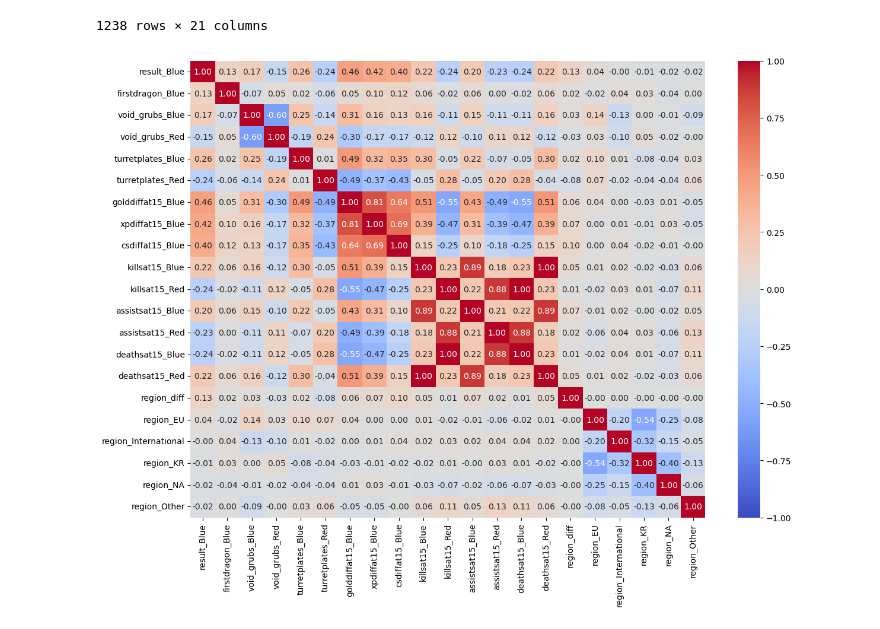
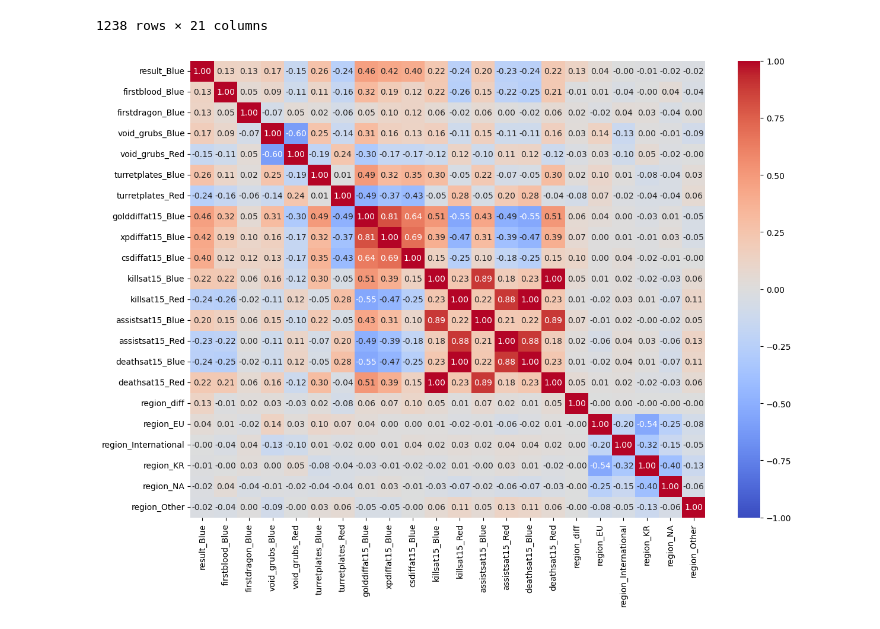
Before and after one commit to Crrisp/lol-esports-prediction-model, a Jupyter notebook: notebooks/Main.ipynb, the cells around one changed output. Saved outputs shown, nothing was run; the diff lists cells and outputs as text; code cells hidden in the pictures.

```diff
--- a/notebooks/Main.ipynb
+++ b/notebooks/Main.ipynb
@@ -99,7 +117,9 @@ Data columns (total 155 columns):
 dtypes: float64(115), int64(20), object(20)
 memory usage: 2.9+ MB
 # %%
-cols_to_keep = ['gameid', 'league', 'playoffs', 'game', 'side', 'teamname', 'result', 'firstdragon', 'void_grubs', 'opp_void_grubs', 'turretplates', 'opp_turretplates', 'goldat15', 'xpat15', 'csat15', 'opp_goldat15', 'opp_xpat15', 'opp_csat15', 'golddiffat15', 'xpdiffat15', 'csdiffat15', 'killsat15', 'assistsat15', 'deathsat15', 'opp_killsat15', 'opp_assistsat15', 'opp_deathsat15']
+cols_to_keep = ['gameid', 'league', 'playoffs', 'game', 'side', 'teamname', 'result', 'firstblood', 'firstdragon', 'void_grubs', 'opp_void_grubs',
+                'turretplates', 'opp_turretplates', 'goldat15', 'xpat15', 'csat15', 'opp_goldat15', 'opp_xpat15', 'opp_csat15', 'golddiffat15',
+                'xpdiffat15', 'csdiffat15', 'killsat15', 'assistsat15', 'deathsat15', 'opp_killsat15', 'opp_assistsat15', 'opp_deathsat15']
 # %%
 df4 = df3[cols_to_keep]
 # %%
@@ -112,7 +132,7 @@ df4.head()
 | 3 | LOLTMNT03_183538 | LCK | 0 | 2 | Red | OKSavingsBank BRION | 0 | 0.0 | 0.0 | ... |
 | 4 | LOLTMNT03_183544 | LCK | 0 | 3 | Blue | OKSavingsBank BRION | 0 | 0.0 | 5.0 | ... |
 # %%
-df_combined = df4.pivot(index='gameid', columns='side', values=['teamname', 'result', 'firstdragon', 'void_grubs', 'turretplates', 'goldat15', 'xpat15', 'csat15', 'golddiffat15',
+df_combined = df4.pivot(index='gameid', columns='side', values=['teamname', 'result', 'firstblood', 'firstdragon', 'void_grubs', 'turretplates', 'goldat15', 'xpat15', 'csat15', 'golddiffat15',
                                                   'xpdiffat15', 'csdiffat15', 'killsat15', 'assistsat15', 'deathsat15'])
 
 df_combined.columns = [f'{col[0]}_{col[1]}' for col in df_combined.columns]
@@ -128,6 +148,6 @@ df_combined.head()
 | 4 | LOLTMNT01_193134 | Dignitas | Team Liquid | 0 | 1 | 0.0 | 1.0 | ... |
 # %%
-df_combined_2 = df_combined.drop(columns=['result_Red', 'firstdragon_Red', 'goldat15_Blue', 'goldat15_Red', 'xpat15_Blue', 'xpat15_Red', 'csat15_Blue', 'csat15_Red',
+df_combined_2 = df_combined.drop(columns=['result_Red', 'firstblood_Red', 'firstdragon_Red', 'goldat15_Blue', 'goldat15_Red', 'xpat15_Blue', 'xpat15_Red', 'csat15_Blue', 'csat15_Red',
                                           'golddiffat15_Red', 'xpdiffat15_Red', 'csdiffat15_Red'])
 # %%
 df_combined_2.head(10)
@@ -146,5 +166,5 @@ df_combined_2.head(10)
 # %%
-cols_to_numeric = ['result_Blue', 'firstdragon_Blue', 'void_grubs_Blue', 'void_grubs_Red', 'turretplates_Blue', 'turretplates_Red',
+cols_to_numeric = ['result_Blue', 'firstblood_Blue', 'firstdragon_Blue', 'void_grubs_Blue', 'void_grubs_Red', 'turretplates_Blue', 'turretplates_Red',
                    'golddiffat15_Blue', 'xpdiffat15_Blue', 'csdiffat15_Blue', 'killsat15_Blue', 'killsat15_Red', 'assistsat15_Blue',
                    'assistsat15_Red', 'deathsat15_Blue', 'deathsat15_Red']
 
@@ -259,17 +283,18 @@ encoded_df
 # %%
 corr_matrix = encoded_df.corr()
 
 plt.figure(figsize=(14, 10))
-sns.heatmap(corr_matrix,
-            annot=True,
-            cmap='coolwarm',
-            vmin=-1,
-            fmt='.2f'
-            )
+sns.heatmap(
+    corr_matrix,
+    annot=True,
+    cmap='coolwarm',
+    vmin=-1,
+    fmt='.2f'
+    )
 
 plt.show()
 # %% [output]
-[figure, old version]
+[figure, new version]
 # %%
 encoded_df = encoded_df.drop(columns=['assistsat15_Blue', 'assistsat15_Red', 'deathsat15_Blue', 'deathsat15_Red'])
 # %%
```
Also changed, not shown: parts of 40 cells of this notebook.
